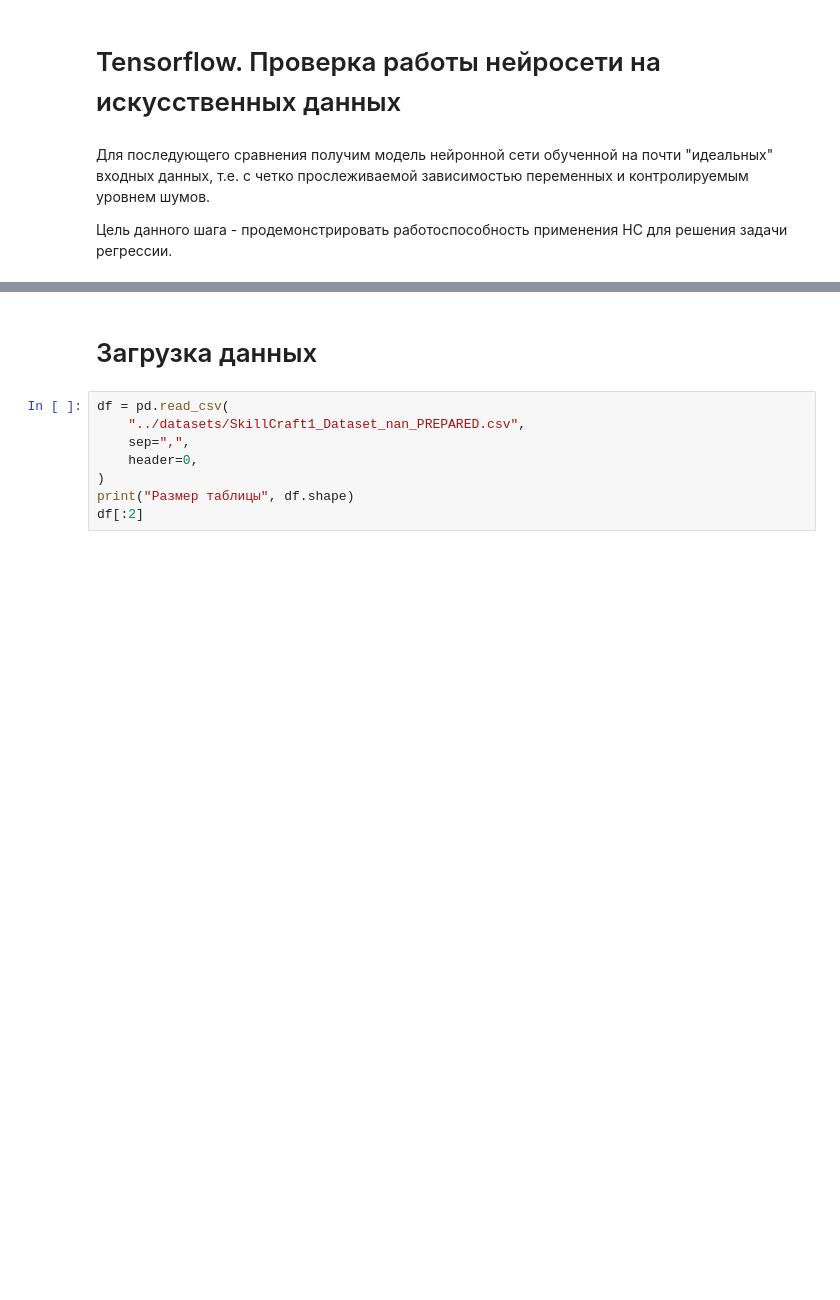
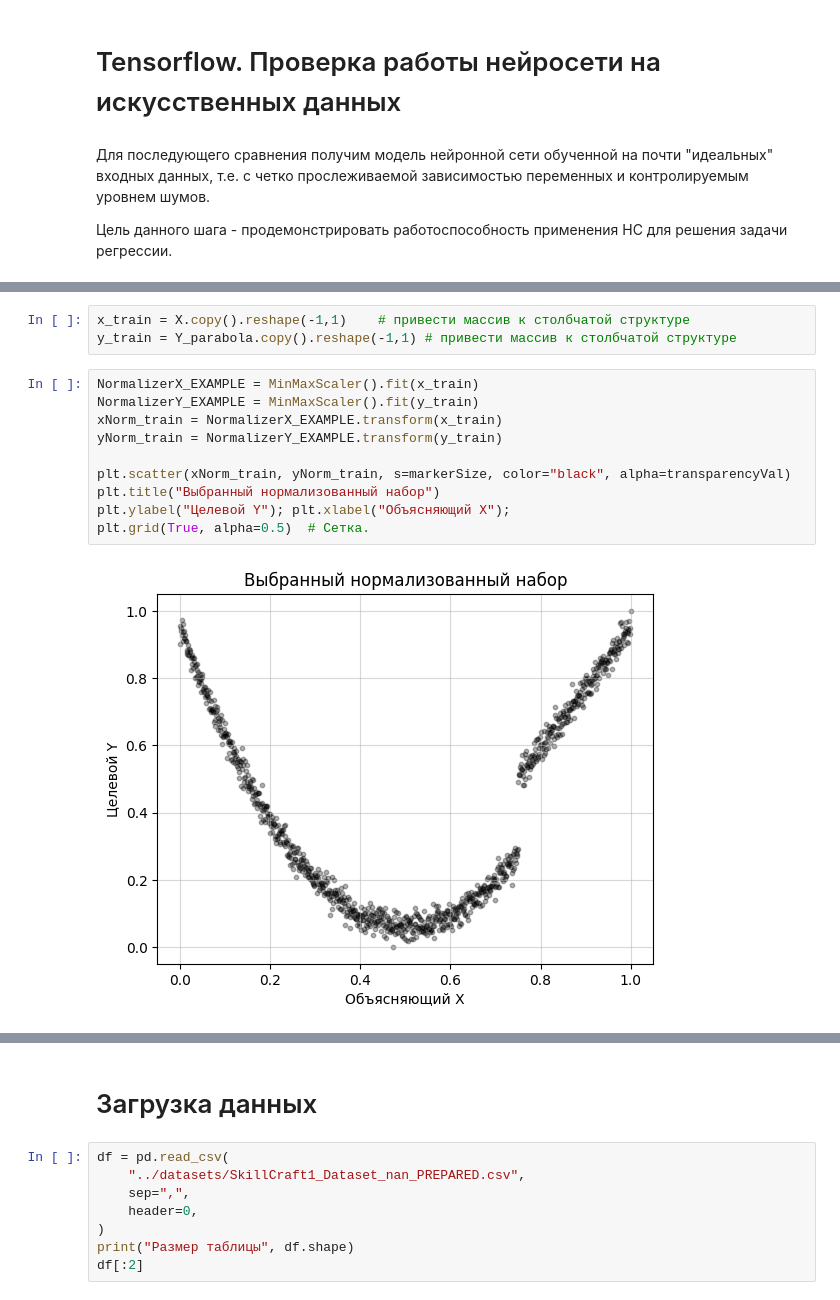
Before and after one commit to LimeShot/NSTU, a Jupyter notebook: IS/лаба 3/АТМ-25_ЛР-3_Секачёв_Чумаков Extend.ipynb, the cells around one changed output, grey strips where cells are left out. Saved outputs shown, nothing was run; the diff lists cells and outputs as text; blank space fills up the shorter version.

```diff
--- a/IS/лаба 3/3.ЛР-3 (v2025-11-05_pub).ipynb
+++ b/IS/лаба 3/АТМ-25_ЛР-3_Секачёв_Чумаков Extend.ipynb
@@ -236,0 +255,15 @@ def printModelWeights(model):
+# %%
+x_train = X.copy().reshape(-1,1)    # привести массив к столбчатой структуре
+y_train = Y_parabola.copy().reshape(-1,1) # привести массив к столбчатой структуре
+# %%
+NormalizerX_EXAMPLE = MinMaxScaler().fit(x_train)
+NormalizerY_EXAMPLE = MinMaxScaler().fit(y_train)
+xNorm_train = NormalizerX_EXAMPLE.transform(x_train)
+yNorm_train = NormalizerY_EXAMPLE.transform(y_train)
+
+plt.scatter(xNorm_train, yNorm_train, s=markerSize, color="black", alpha=transparencyVal)
+plt.title("Выбранный нормализованный набор")
+plt.ylabel("Целевой Y"); plt.xlabel("Объясняющий X");
+plt.grid(True, alpha=0.5)  # Сетка.
+# %% [output]
+[figure, added]
```
Also changed, not shown: parts of 16 cells of this notebook, 4 other files.
